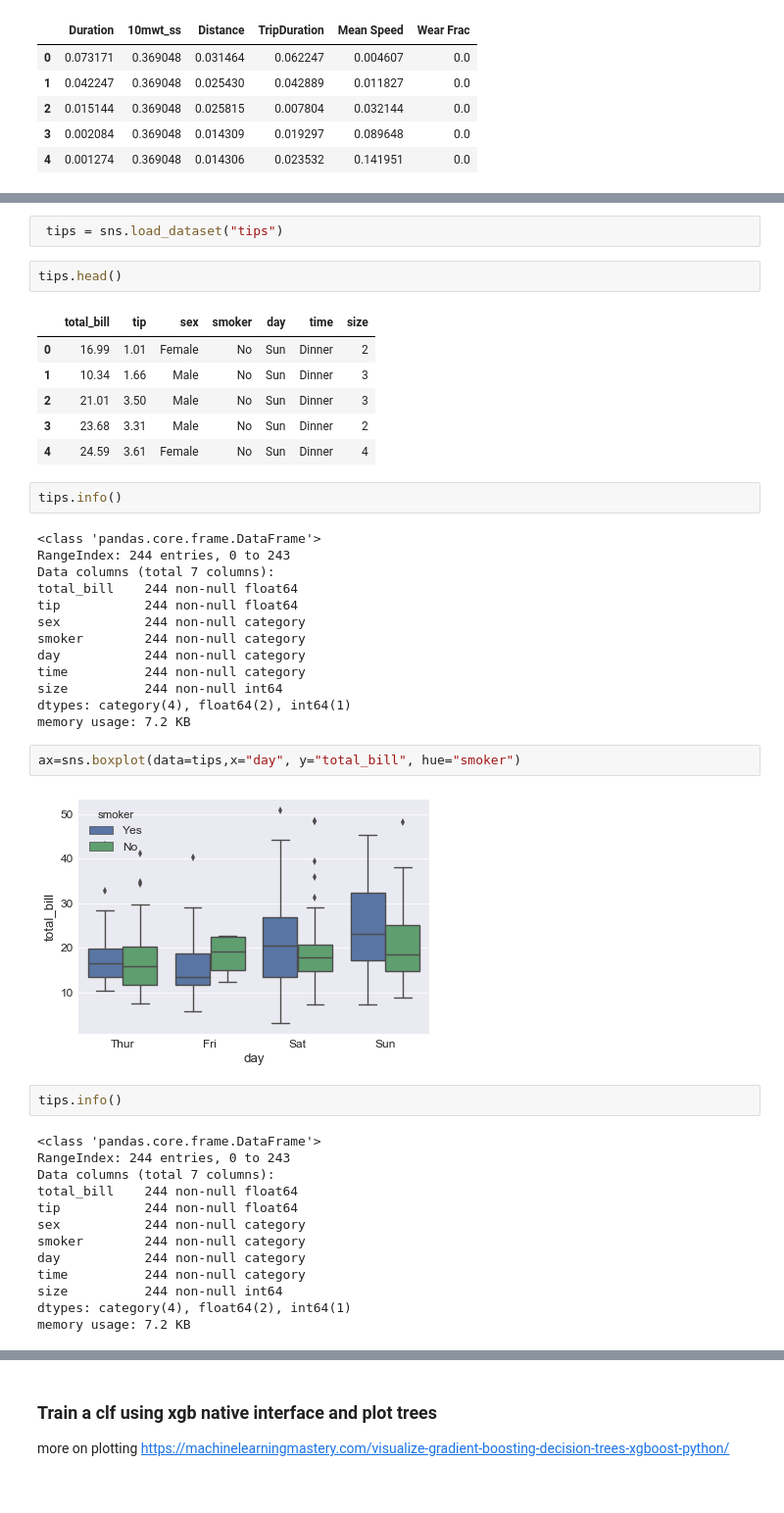
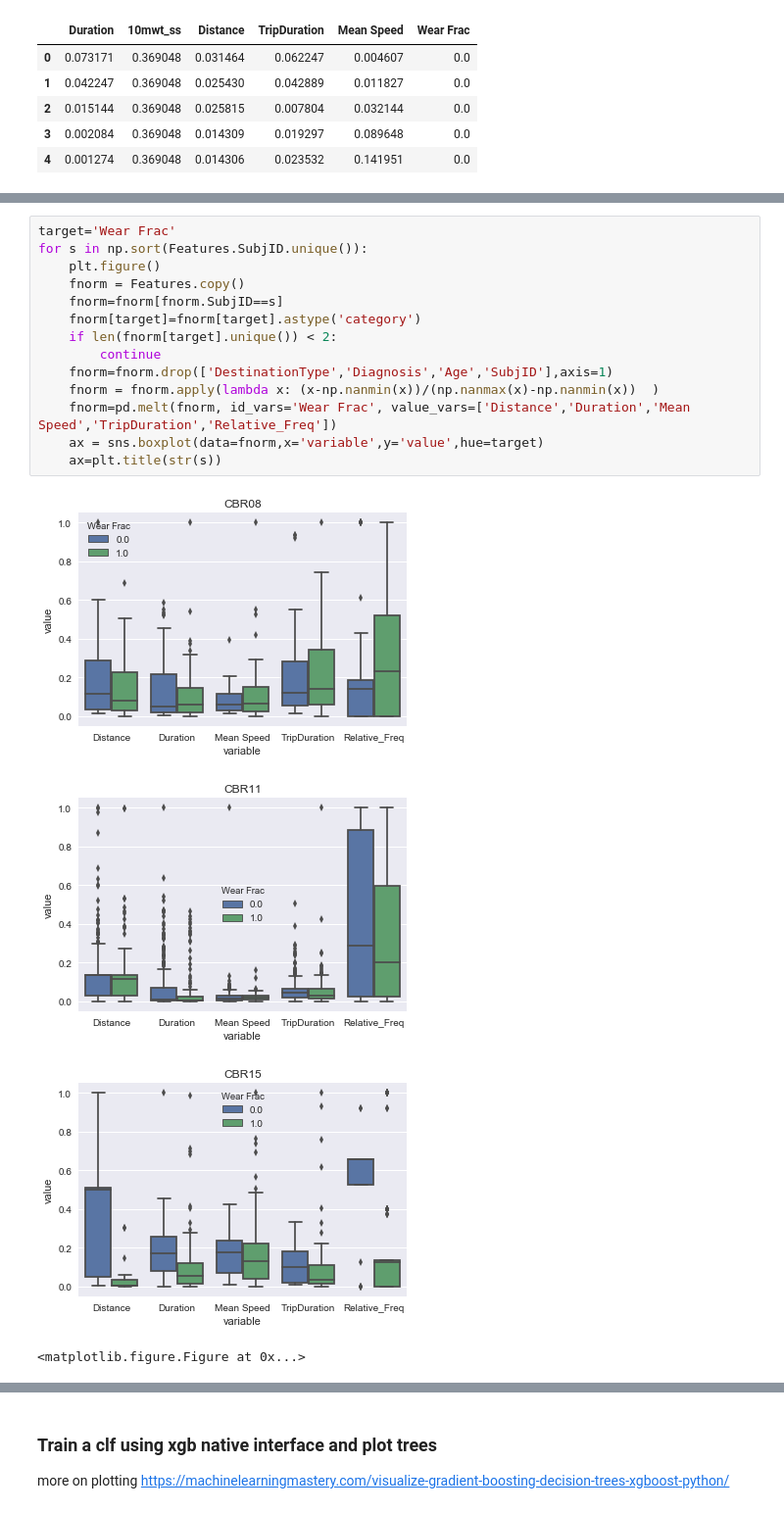
Before and after one commit to Luke3D/CbrAnalysis, a Jupyter notebook: GPS_AnalysisUIC.ipynb, the cells around one changed output, grey strips where cells are left out. Shown at 98% size. Saved outputs shown, nothing was run; the diff lists cells and outputs as text.

```diff
--- a/GPS_AnalysisUIC.ipynb
+++ b/GPS_AnalysisUIC.ipynb
@@ -1306,45 +1244,19 @@ memory usage: 104.9 KB
-# %%
- tips = sns.load_dataset("tips")
-# %%
-tips.head()
-# %% [output]
-|  | total_bill | tip | sex | smoker | day | time | size |
-| 0 | 16.99 | 1.01 | Female | No | Sun | Dinner | 2 |
-| 1 | 10.34 | 1.66 | Male | No | Sun | Dinner | 3 |
-| 2 | 21.01 | 3.50 | Male | No | Sun | Dinner | 3 |
-| 3 | 23.68 | 3.31 | Male | No | Sun | Dinner | 2 |
-| 4 | 24.59 | 3.61 | Female | No | Sun | Dinner | 4 |
-# %%
-tips.info()
-# %% [output]
-<class 'pandas.core.frame.DataFrame'>
-RangeIndex: 244 entries, 0 to 243
-Data columns (total 7 columns):
-total_bill    244 non-null float64
-tip           244 non-null float64
-sex           244 non-null category
-smoker        244 non-null category
-day           244 non-null category
-time          244 non-null category
-size          244 non-null int64
-dtypes: category(4), float64(2), int64(1)
-memory usage: 7.2 KB
-# %%
-ax=sns.boxplot(data=tips,x="day", y="total_bill", hue="smoker")
-# %% [output]
-[figure, removed]
-# %%
-tips.info()
-# %% [output]
-<class 'pandas.core.frame.DataFrame'>
-RangeIndex: 244 entries, 0 to 243
-Data columns (total 7 columns):
-total_bill    244 non-null float64
-tip           244 non-null float64
-sex           244 non-null category
-smoker        244 non-null category
-day           244 non-null category
-time          244 non-null category
-size          244 non-null int64
-dtypes: category(4), float64(2), int64(1)
-memory usage: 7.2 KB
+# %%
+target='Wear Frac'
+for s in np.sort(Features.SubjID.unique()):
+    plt.figure()
+    fnorm = Features.copy()
+    fnorm=fnorm[fnorm.SubjID==s]
+    fnorm[target]=fnorm[target].astype('category')
+    if len(fnorm[target].unique()) < 2:
+        continue
+    fnorm=fnorm.drop(['DestinationType','Diagnosis','Age','SubjID'],axis=1)
+    fnorm = fnorm.apply(lambda x: (x-np.nanmin(x))/(np.nanmax(x)-np.nanmin(x))  )
+    fnorm=pd.melt(fnorm, id_vars='Wear Frac', value_vars=['Distance','Duration','Mean Speed','TripDuration','Relative_Freq'])
+    ax = sns.boxplot(data=fnorm,x='variable',y='value',hue=target)
+    ax=plt.title(str(s))
+# %% [output]
+[figure, added]
+[figure, added]
+[figure, added]
+<matplotlib.figure.Figure at 0x...>
```
Also changed, not shown: parts of 13 cells of this notebook.
